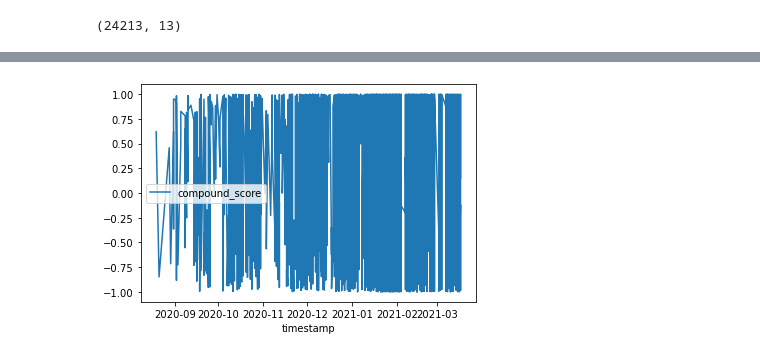
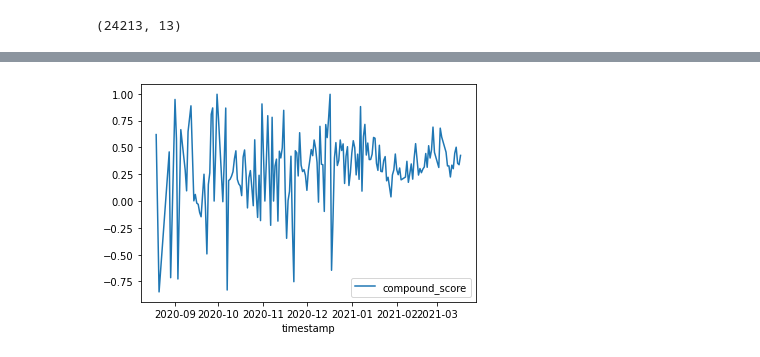
Before and after one commit to KseniaShkaruta/DiamondHands, a Jupyter notebook: CS6242_GroupProject_CrossCorrelation.ipynb, the cells around one changed output, grey strips where cells are left out. Drawn from its saved outputs; the diff is of its cells as text; code cells hidden in the pictures.

Commit message:
Grouped GME Sentiment by date

```diff
--- a/CS6242_GroupProject_CrossCorrelation.ipynb
+++ b/CS6242_GroupProject_CrossCorrelation.ipynb
@@ -98,6 +139,6 @@ dtype: object
 # %%
 #create df only for GME
-df_reddit_GME = df_reddit[df_reddit.GME == True]
+df_reddit_GME = df_reddit[df_reddit.GME == 1]
 # %%
 df_reddit_GME.shape
 # %% [output]
@@ -121,4 +162 @@ KOSS                 bool
 dtype: object
-# %%
-# save only date from the date time
-df_reddit_GME['timestamp'] = df_reddit_GME['timestamp'].dt.date
@@ -131,3 +162,0 @@ See the caveats in the documentation: https://pandas.pydata.org/pandas-docs/stab
-# %%
-# convert timestamp into date time
-df_reddit_GME['timestamp'] = pd.to_datetime(df_reddit_GME['timestamp'], errors='coerce')
@@ -153,0 +170,3 @@ datetime.date(2020, 8, 19)
+# %%
+#create df aggregated by daily sentiment
+df_daily_reddit_GME = df_reddit_GME.groupby("timestamp").agg({'id': lambda x: list(x), 'timestamp': lambda x:x.value_counts().index[0], 'compound_score': np.mean, 'sentiment': lambda x:x.value_counts().index[0]})
@@ -154,5 +192,5 @@ datetime.date(2020, 8, 19)
 # %%
-df_reddit_GME.plot(x = 'timestamp', y = 'compound_score')
+df_daily_reddit_GME.plot(x = 'timestamp', y = 'compound_score')
 pyplot.show()
 # %% [output]
-[figure, old version]
+[figure, new version]
```
Also changed, not shown: parts of 26 cells of this notebook, 1 other file.
